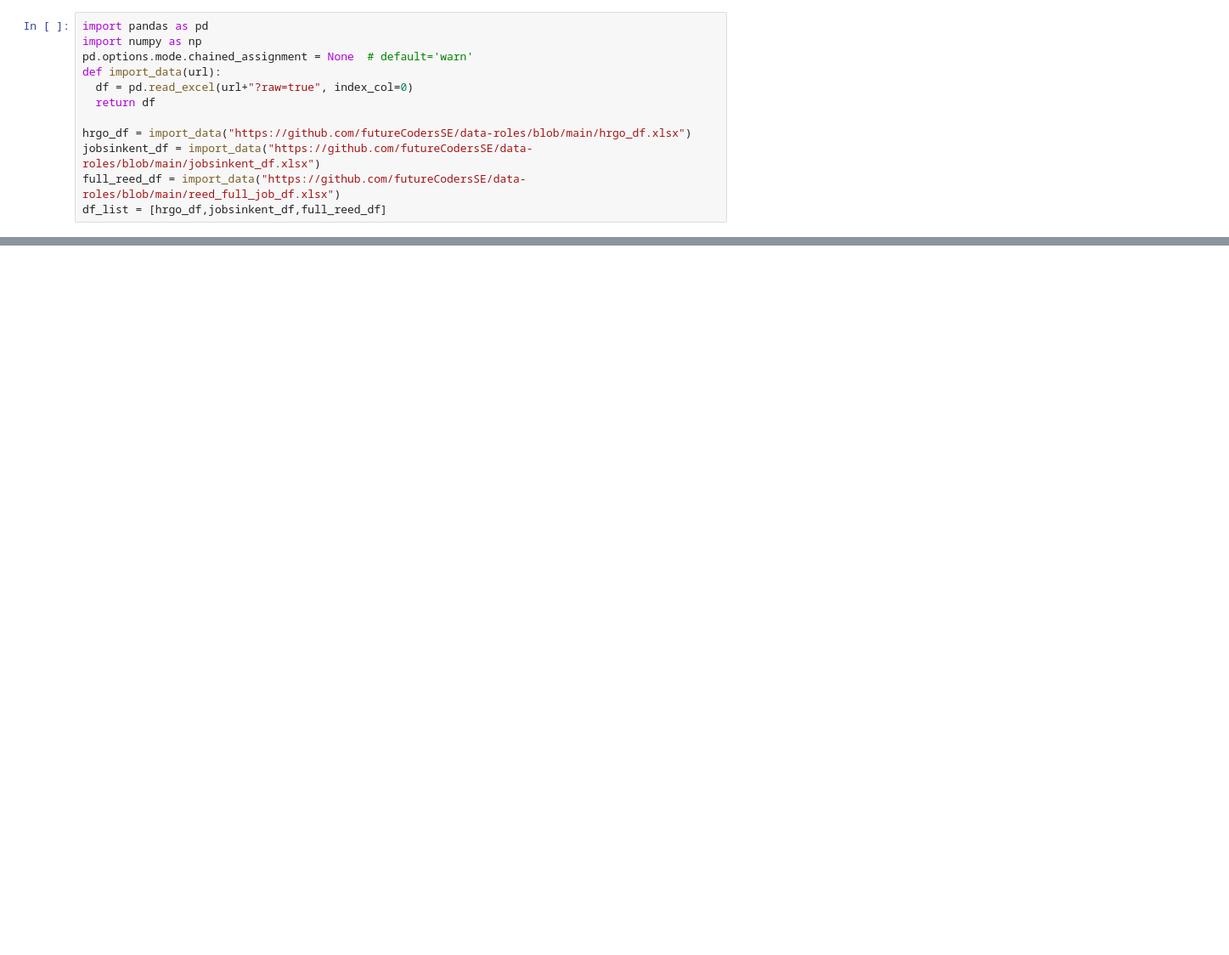
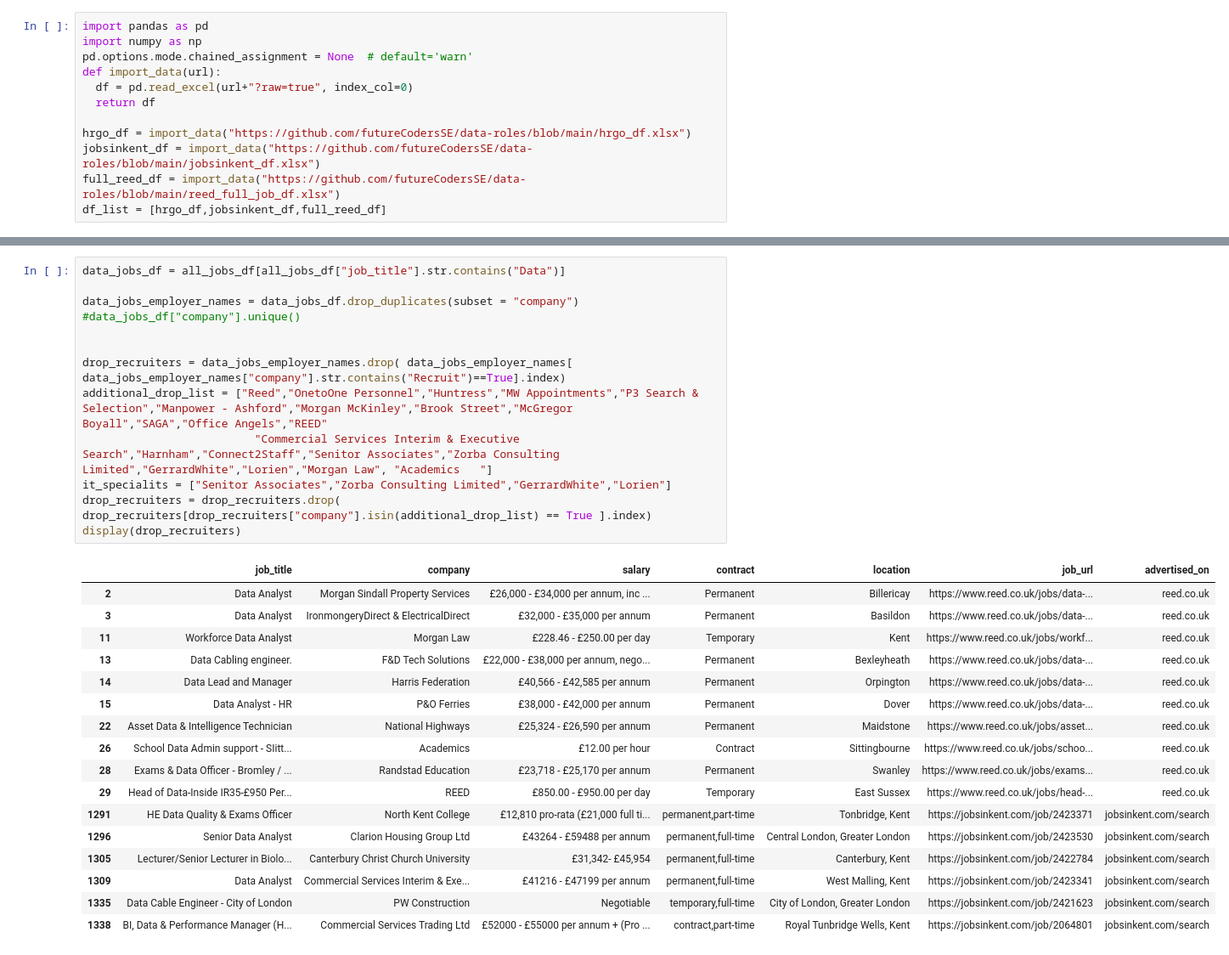
Before and after one commit to futureCodersSE/data-roles, a Jupyter notebook: Data_consolidation_and_cleaning.ipynb, the cells around one changed output, grey strips where cells are left out. Shown: that part at 85% size. Drawn from its saved outputs; the diff is of its cells as text; blank space fills up the shorter version.

```diff
--- a/Data_consolidation_and_cleaning.ipynb
+++ b/Data_consolidation_and_cleaning.ipynb
@@ -132,0 +155,30 @@ print(salary_to_float(test))
+# %%
+data_jobs_df = all_jobs_df[all_jobs_df["job_title"].str.contains("Data")]
+
+data_jobs_employer_names = data_jobs_df.drop_duplicates(subset = "company") #data_jobs_df["company"].unique()
+
+
+drop_recruiters = data_jobs_employer_names.drop( data_jobs_employer_names[ data_jobs_employer_names["company"].str.contains("Recruit")==True].index)
+additional_drop_list = ["Reed","OnetoOne Personnel","Huntress","MW Appointments","P3 Search & Selection","Manpower - Ashford","Morgan McKinley","Brook Street","McGregor Boyall","SAGA","Office Angels","REED"
+                          "Commercial Services Interim & Executive Search","Harnham","Connect2Staff","Senitor Associates","Zorba Consulting Limited","GerrardWhite","Lorien","Morgan Law", "Academics	"]
+it_specialits = ["Senitor Associates","Zorba Consulting Limited","GerrardWhite","Lorien"]
+drop_recruiters = drop_recruiters.drop( drop_recruiters[drop_recruiters["company"].isin(additional_drop_list) == True ].index)
+display(drop_recruiters)
+# %% [output]
+|  | job_title | company | salary | contract | location | job_url | advertised_on |
+| 2 | Data Analyst | Morgan Sindall Property Services | £26,000 - £34,000 per annum, inc ... | Permanent | Billericay | https://www.reed.co.uk/jobs/data-... | reed.co.uk |
+| 3 | Data Analyst | IronmongeryDirect & ElectricalDirect | £32,000 - £35,000 per annum | Permanent | Basildon | https://www.reed.co.uk/jobs/data-... | reed.co.uk |
+| 11 | Workforce Data Analyst | Morgan Law | £228.46 - £250.00 per day | Temporary | Kent | https://www.reed.co.uk/jobs/workf... | reed.co.uk |
+| 13 | Data Cabling engineer. | F&D Tech Solutions | £22,000 - £38,000 per annum, nego... | Permanent | Bexleyheath | https://www.reed.co.uk/jobs/data-... | reed.co.uk |
+| 14 | Data Lead and Manager | Harris Federation | £40,566 - £42,585 per annum | Permanent | Orpington | https://www.reed.co.uk/jobs/data-... | reed.co.uk |
+| 15 | Data Analyst - HR | P&O Ferries | £38,000 - £42,000 per annum | Permanent | Dover | https://www.reed.co.uk/jobs/data-... | reed.co.uk |
+| 22 | Asset Data & Intelligence Technician | National Highways | £25,324 - £26,590 per annum | Permanent | Maidstone | https://www.reed.co.uk/jobs/asset... | reed.co.uk |
+| 26 | School Data Admin support - SIitt... | Academics | £12.00 per hour | Contract | Sittingbourne | https://www.reed.co.uk/jobs/schoo... | reed.co.uk |
+| 28 | Exams & Data Officer - Bromley / ... | Randstad Education | £23,718 - £25,170 per annum | Permanent | Swanley | https://www.reed.co.uk/jobs/exams... | reed.co.uk |
+| 29 | Head of Data-Inside IR35-£950 Per... | REED | £850.00 - £950.00 per day | Temporary | East Sussex | https://www.reed.co.uk/jobs/head-... | reed.co.uk |
+| 1291 | HE Data Quality & Exams Officer | North Kent College | £12,810 pro-rata (£21,000 full ti... | permanent,part-time | Tonbridge, Kent | https://jobsinkent.com/job/2423371 | jobsinkent.com/search |
+| 1296 | Senior Data Analyst | Clarion Housing Group Ltd | £43264 - £59488 per annum | permanent,full-time | Central London, Greater London | https://jobsinkent.com/job/2423530 | jobsinkent.com/search |
+| 1305 | Lecturer/Senior Lecturer in Biolo... | Canterbury Christ Church University | £31,342- £45,954 | permanent,full-time | Canterbury, Kent | https://jobsinkent.com/job/2422784 | jobsinkent.com/search |
+| 1309 | Data Analyst | Commercial Services Interim & Exe... | £41216 - £47199 per annum | permanent,full-time | West Malling, Kent | https://jobsinkent.com/job/2423341 | jobsinkent.com/search |
+| 1335 | Data Cable Engineer - City of London | PW Construction | Negotiable | temporary,full-time | City of London, Greater London | https://jobsinkent.com/job/2421623 | jobsinkent.com/search |
+| 1338 | BI, Data & Performance Manager (H... | Commercial Services Trading Ltd | £52000 - £55000 per annum + (Pro ... | contract,part-time | Royal Tunbridge Wells, Kent | https://jobsinkent.com/job/2064801 | jobsinkent.com/search |
```
Also changed, not shown: parts of 8 cells of this notebook.
